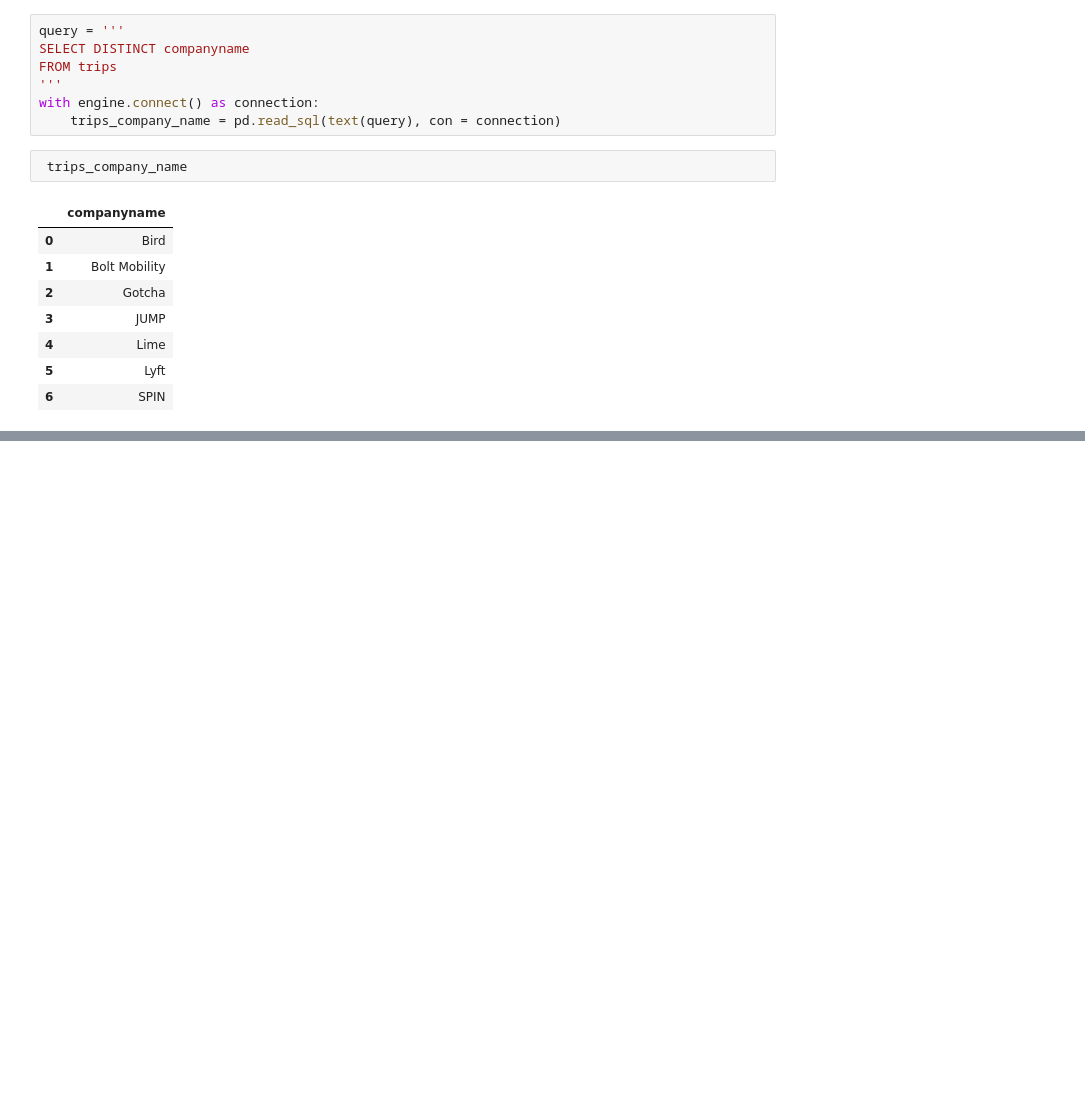
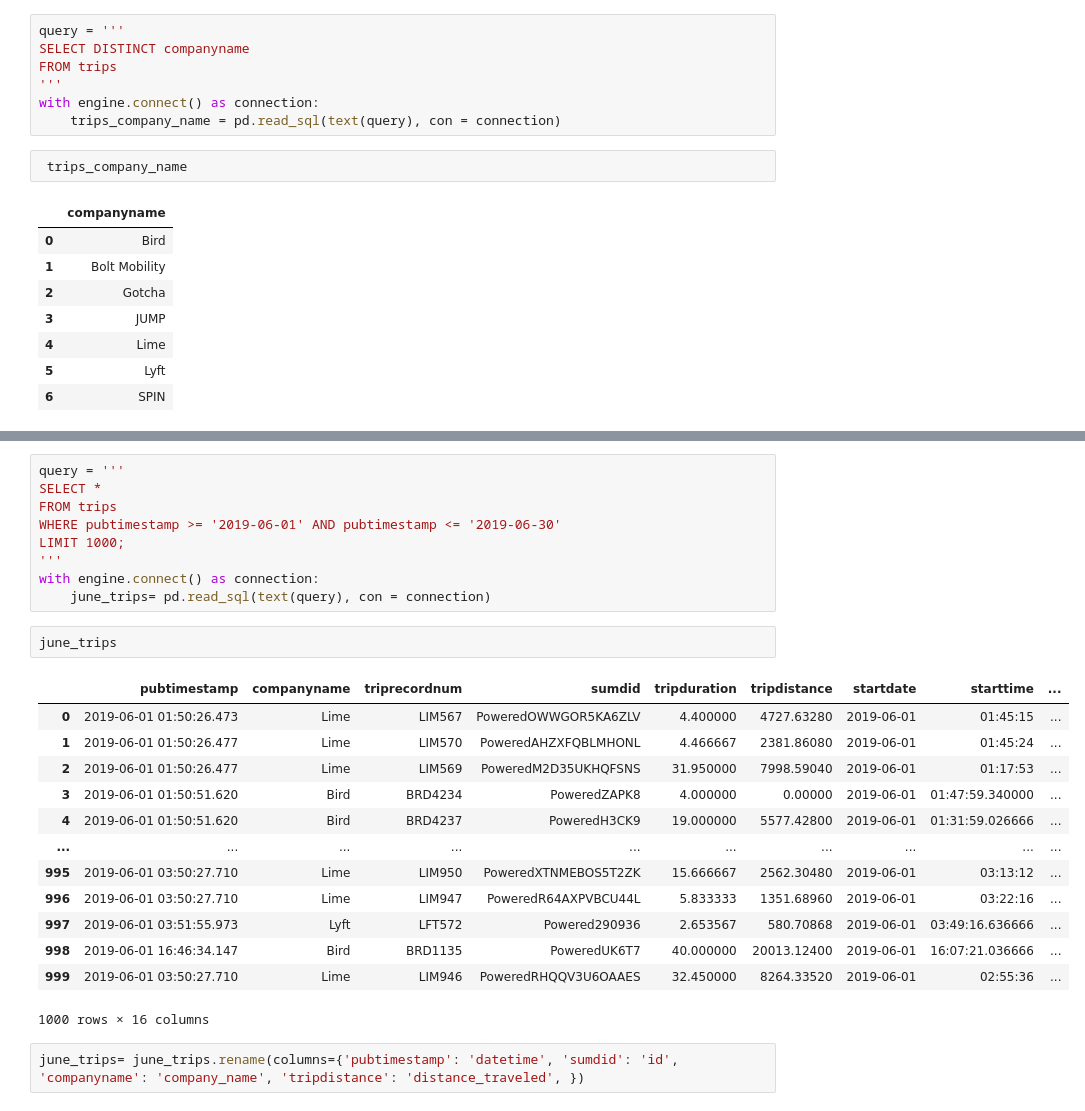
Before and after one commit to NSS-Full-Time-Data-Analytics-11/nashville-scooters-bently, a Jupyter notebook: scooters_project .ipynb, the cells around one changed output, grey strips where cells are left out. Saved outputs shown, nothing was run; the diff lists cells and outputs as text; blank space fills up the shorter version.

```diff
--- a/scooters_project .ipynb
+++ b/scooters_project .ipynb
@@ -165,0 +284,27 @@ with engine.connect() as connection:
+# %%
+query = '''
+SELECT *
+FROM trips
+WHERE pubtimestamp >= '2019-06-01' AND pubtimestamp <= '2019-06-30'
+LIMIT 1000;
+'''
+with engine.connect() as connection:
+    june_trips= pd.read_sql(text(query), con = connection)
+# %%
+june_trips
+# %% [output]
+|  | pubtimestamp | companyname | triprecordnum | sumdid | tripduration | tripdistance | startdate | starttime | ... |
+| 0 | 2019-06-01 01:50:26.473 | Lime | LIM567 | PoweredOWWGOR5KA6ZLV | 4.400000 | 4727.63280 | 2019-06-01 | 01:45:15 | ... |
+| 1 | 2019-06-01 01:50:26.477 | Lime | LIM570 | PoweredAHZXFQBLMHONL | 4.466667 | 2381.86080 | 2019-06-01 | 01:45:24 | ... |
+| 2 | 2019-06-01 01:50:26.477 | Lime | LIM569 | PoweredM2D35UKHQFSNS | 31.950000 | 7998.59040 | 2019-06-01 | 01:17:53 | ... |
+| 3 | 2019-06-01 01:50:51.620 | Bird | BRD4234 | PoweredZAPK8 | 4.000000 | 0.00000 | 2019-06-01 | 01:47:59.340000 | ... |
+| 4 | 2019-06-01 01:50:51.620 | Bird | BRD4237 | PoweredH3CK9 | 19.000000 | 5577.42800 | 2019-06-01 | 01:31:59.026666 | ... |
+| ... | ... | ... | ... | ... | ... | ... | ... | ... | ... |
+| 995 | 2019-06-01 03:50:27.710 | Lime | LIM950 | PoweredXTNMEBOS5T2ZK | 15.666667 | 2562.30480 | 2019-06-01 | 03:13:12 | ... |
+| 996 | 2019-06-01 03:50:27.710 | Lime | LIM947 | PoweredR64AXPVBCU44L | 5.833333 | 1351.68960 | 2019-06-01 | 03:22:16 | ... |
+| 997 | 2019-06-01 03:51:55.973 | Lyft | LFT572 | Powered290936 | 2.653567 | 580.70868 | 2019-06-01 | 03:49:16.636666 | ... |
+| 998 | 2019-06-01 16:46:34.147 | Bird | BRD1135 | PoweredUK6T7 | 40.000000 | 20013.12400 | 2019-06-01 | 16:07:21.036666 | ... |
+| 999 | 2019-06-01 03:50:27.710 | Lime | LIM946 | PoweredRHQQV3U6OAAES | 32.450000 | 8264.33520 | 2019-06-01 | 02:55:36 | ... |
+1000 rows × 16 columns
+# %%
+june_trips= june_trips.rename(columns={'pubtimestamp': 'datetime', 'sumdid': 'id', 'companyname': 'company_name', 'tripdistance': 'distance_traveled', })
```
Also changed, not shown: parts of 20 cells of this notebook.
